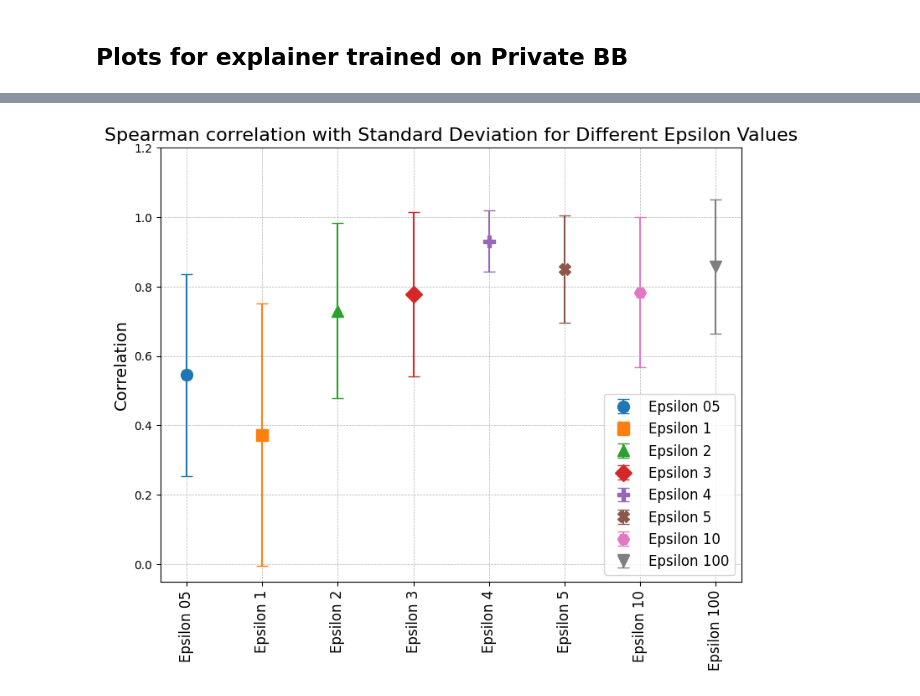
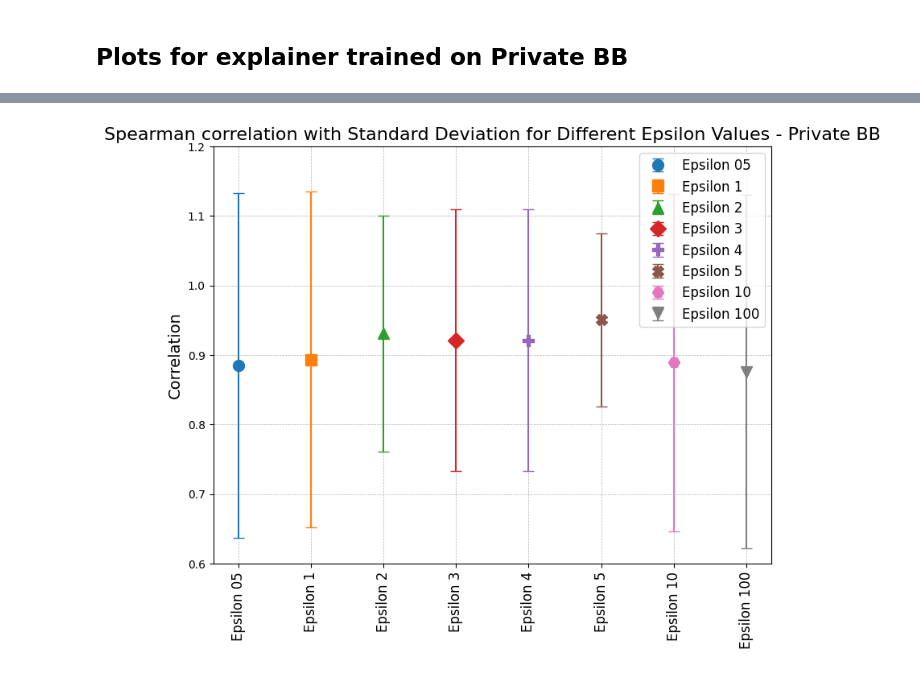
Before and after one commit to lucacorbucci/fastshap_plusplus, a Jupyter notebook: plots/plots_dutch.ipynb, the cells around one changed output, grey strips where cells are left out. Drawn from its saved outputs; the diff is of its cells as text; code cells hidden in the pictures.

```diff
--- a/plots/plots_dutch.ipynb
+++ b/plots/plots_dutch.ipynb
@@ -296,6 +296,7 @@ def load_data(
     loaded_data = {}
     loaded_data["private_model"] = private_model
     loaded_data["private_surrogate"] = private_surrogate
+    private_model_str = "private_model_" if private_model else ""
 
     if os.path.isfile(
         f"{base_path}bb/{model_name}"
@@ -339,6 +340,10 @@ def load_data(
                 explainer, surrogate, normalization="none", link=nn.Softmax(dim=-1)
             )
             loaded_data[f"explainer_{eps}"] = fastshap
+        else:
+            print(
+                f"Explainer model not found: {base_path}/explainer/{explainer_name}_{private_model_str}{eps}.pt"
+            )
     return loaded_data
 # %%
 def get_explanations(
@@ -426,7 +431,7 @@ loaded_data_private_model = load_data(
     base_path="../artifacts/dutch/",
     model_name="bb_dutch",
     surrogate_name="dutch_surrogate",
-    explainer_name="explainer_dutch",
+    explainer_name="dutch_explainer",
     device="cuda",
     eps_bb="DP_1",
 )
@@ -438,7 +443,7 @@ loaded_data_NO_DP_bb = load_data(
     base_path="../artifacts/dutch/",
     model_name="bb_dutch",
     surrogate_name="dutch_surrogate",
-    explainer_name="explainer_private_BB_dutch",
+    explainer_name="dutch_explainer_private_model",
     device="cuda",
 )
 # %% [output]
@@ -536,11 +538,9 @@ plot_base_explainer_shap_values(
 # %%
 top_k_non_private_bb = [
-    "household_position",
+    "edu_level",
+    "sex_binary",
     "age",
-    "citizenship",
     "economic_status",
-    "household_size",
-    "edu_level",
 ]
 # %% [markdown]
 ## Compute metrics
@@ -692,5 +692,5 @@ results_mean
 # %%
-spearman_mean, spearman_std = create_dictionaries_metrics(
+spearman_mean_private, spearman_std_private = create_dictionaries_metrics(
     explainer_privacy_levels[1:], metrics_private_BB, "spearman_"
 )
 # %%
@@ -715,14 +715,14 @@ plot_error_bar(  # Extracting the means and standard errors
 # %%
 plot_error_bar(  # Extracting the means and standard errors
     labels=list(spearman_mean.keys()),
-    results_mean=spearman_mean,
-    results_std=spearman_std,
+    results_mean=spearman_mean_private,
+    results_std=spearman_std_private,
     y_label="Correlation",
-    title="Spearman correlation with Standard Deviation for Different Epsilon Values",
-    y_lim=(-0.05, 1.2),
+    title="Spearman correlation with Standard Deviation for Different Epsilon Values - Private BB",
+    y_lim=(0.6, 1.2),
 )
 # %% [output]
-[figure, old version]
+[figure, new version]
 # %%
 plot_error_bar(  # Extracting the means and standard errors
     labels=list(cosine_mean.keys()),
```
Also changed, not shown: parts of 18 cells of this notebook, 1 other file.
